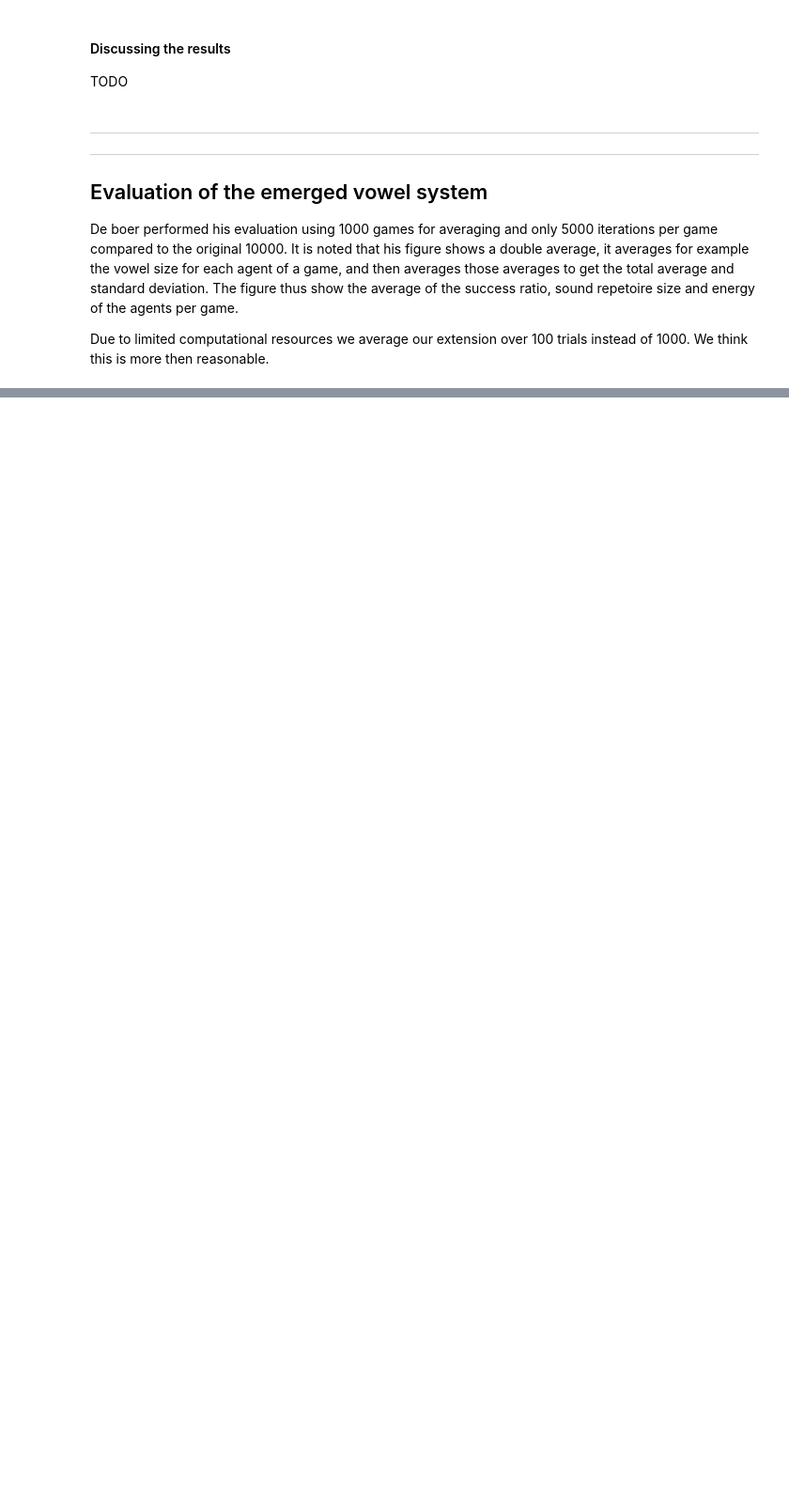
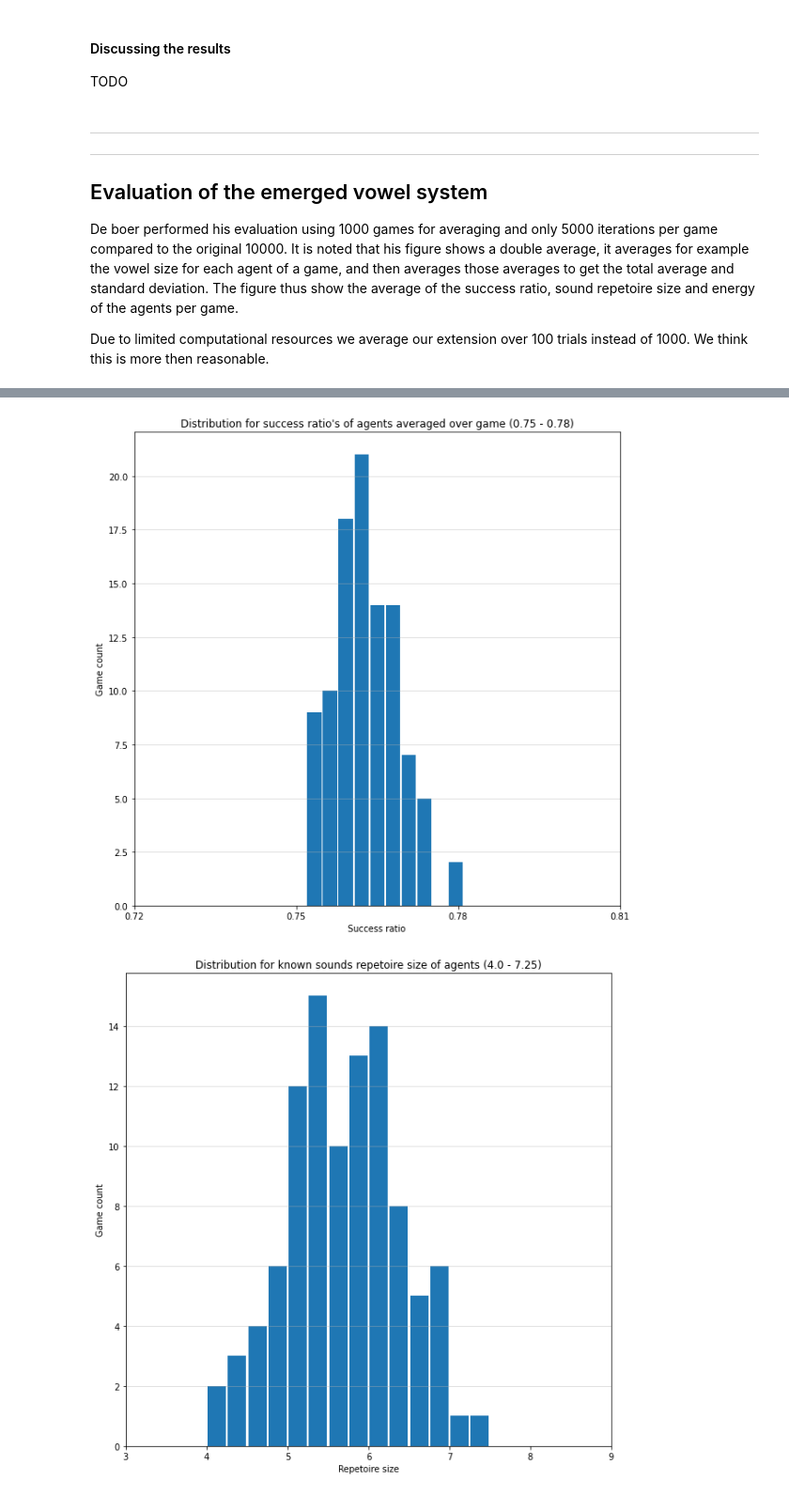
Before and after one commit to pikawika/VUB-EoS-project, a Jupyter notebook: code/notebooks/5_evaluating_small_communities.ipynb, the cells around one changed output, grey strips where cells are left out. Shown: that part at 94% size. Drawn from its saved outputs; the diff is of its cells as text; code cells hidden in the pictures; blank space fills up the shorter version.

```diff
--- a/code/notebooks/5_evaluating_small_communities.ipynb
+++ b/code/notebooks/5_evaluating_small_communities.ipynb
@@ -382,0 +454,30 @@ Just completed trial: 2
+# %%
+# Plot hihgly educated metrics
+statistics.plot_agent_success_ratio_distribution(results_high, left_limit = 0.72, right_limit = 0.81);
+statistics.plot_agent_sound_size_distribution(results_high, left_limit = 3, right_limit = 9);
+statistics.plot_agent_energy_distribution(results_high, left_limit = 1, right_limit = 15);
+
+# Plot w.r.t. known vowels
+sample = 51;
+statistics.plot_known_vowels_over_sounds(results_high[sample]);
+
+# Plot single result
+[avg_success, std_success] = statistics.average_agent_success_ratio(results_high);
+[avg_sound_size, std_sound_size] = statistics.average_agent_sound_size(results_high);
+[avg_energy, std_energy] = statistics.average_agent_energy(results_high);
+
+# Plot Game state with statistics title
+results_high[sample].plot_highly_schooled(f"Highly educated agents\nAverage success: {avg_success} ±{std_success}\nAverage energy: {avg_energy} ±{std_energy}\nAverage sound repetoire size: {avg_sound_size} ±{std_sound_size}");
+
+# Delete unused
+del results_high;
+del sample;
+del avg_success;
+del std_success;
+del avg_sound_size;
+del std_sound_size;
+del avg_energy;
+del std_energy;
+# %% [output]
+[figure, added]
+[figure, added]
```
Also changed, not shown: parts of 7 cells of this notebook, 15 other files.
